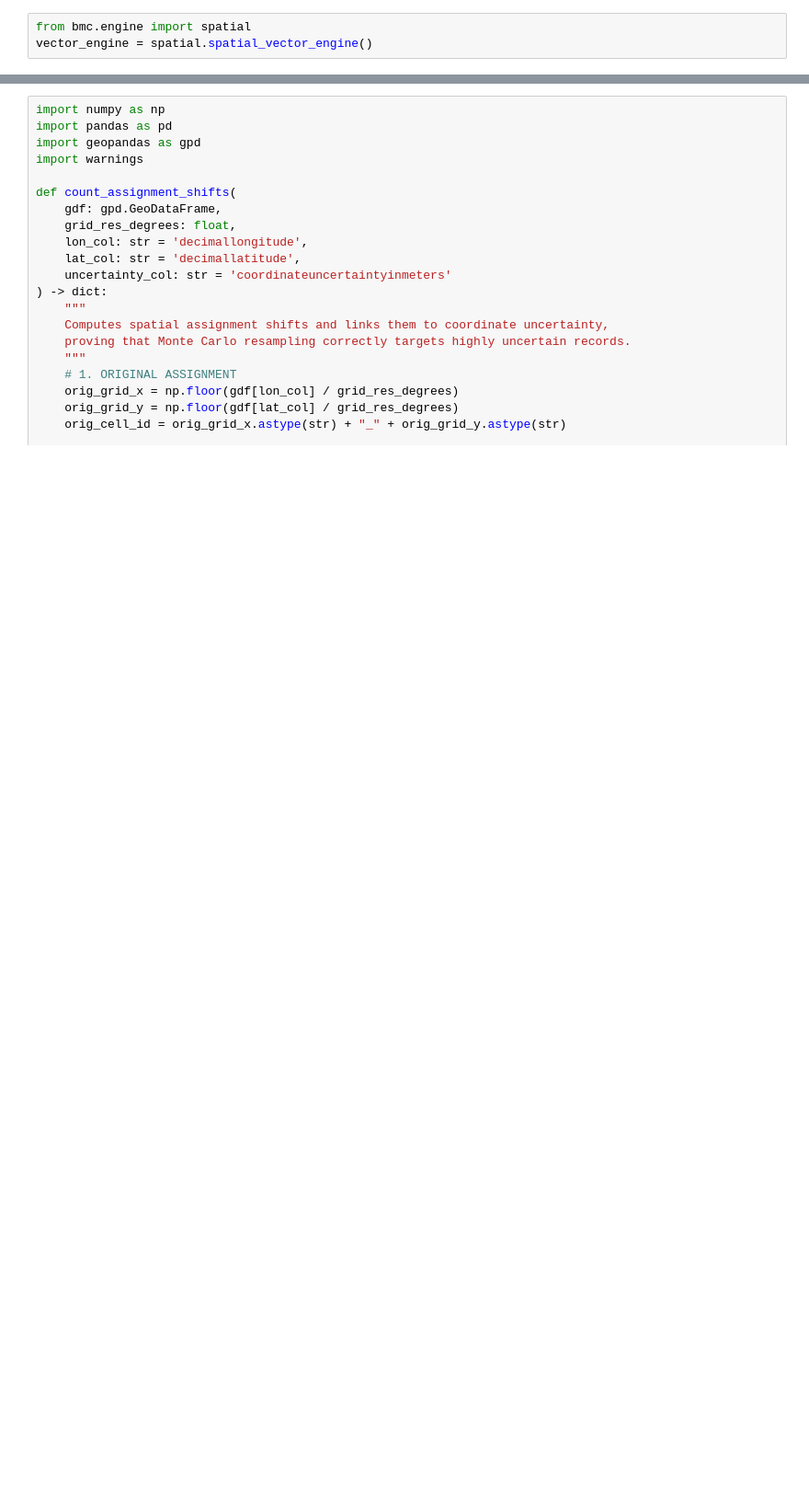
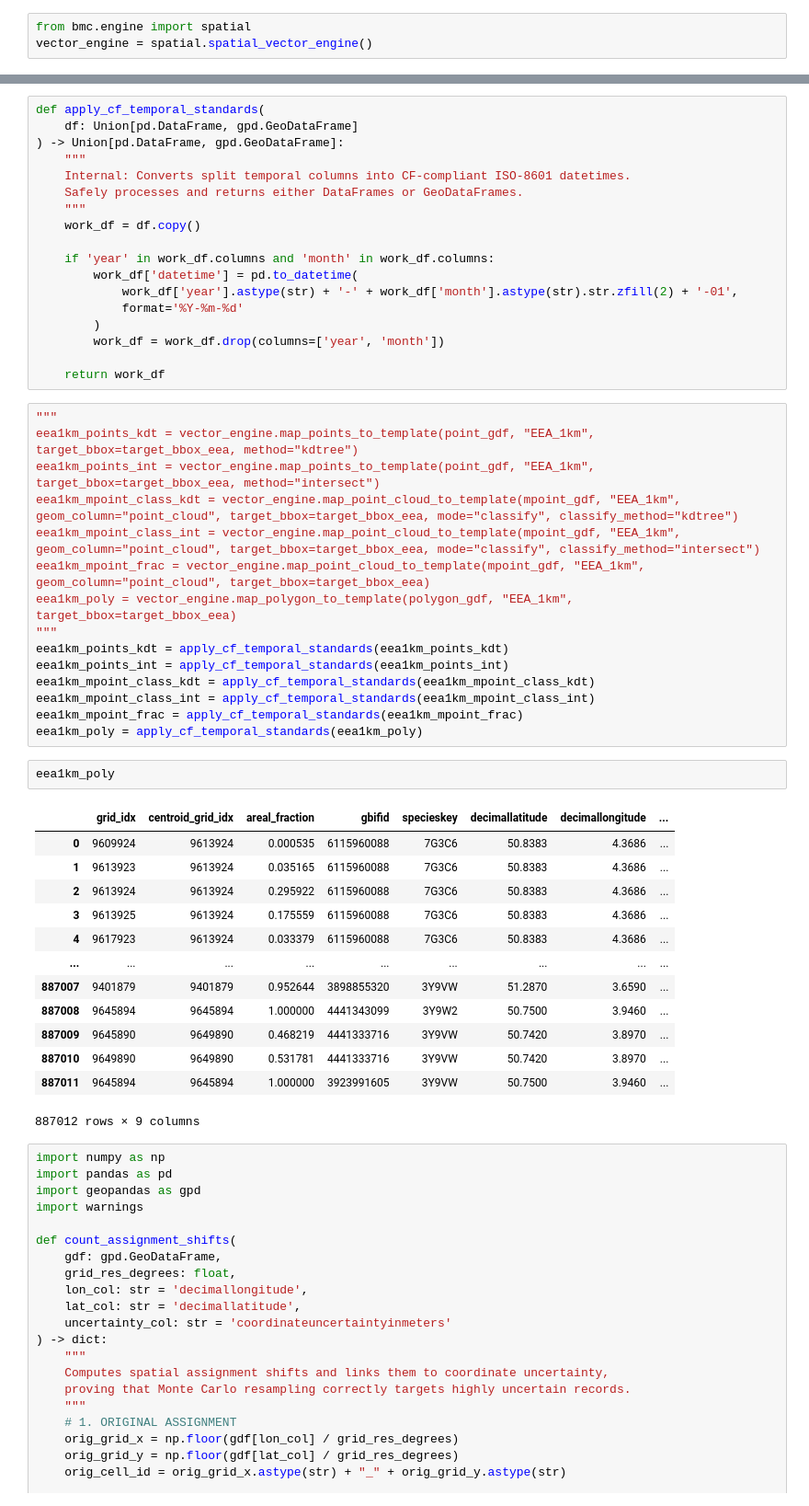
Before and after one commit to nbillietPM/BmC, a Jupyter notebook: scripts/gbif/gbif.ipynb, the cells around one changed output, grey strips where cells are left out. Shown at 92% size. Drawn from its saved outputs; the diff is of its cells as text; blank space fills up the shorter version.

Commit message:
Formalized foundation of the vector processing engine

```diff
--- a/scripts/gbif/gbif.ipynb
+++ b/scripts/gbif/gbif.ipynb
@@ -1612,3 +1020,52 @@ jittered_gdf = apply_memory_safe_jitter(points, 1000, min_passes=20)
+# %%
+def apply_cf_temporal_standards(
+    df: Union[pd.DataFrame, gpd.GeoDataFrame]
+) -> Union[pd.DataFrame, gpd.GeoDataFrame]:
+    """
+    Internal: Converts split temporal columns into CF-compliant ISO-8601 datetimes.
+    Safely processes and returns either DataFrames or GeoDataFrames.
+    """
+    work_df = df.copy()
+
+    if 'year' in work_df.columns and 'month' in work_df.columns:
+        work_df['datetime'] = pd.to_datetime(
+            work_df['year'].astype(str) + '-' + work_df['month'].astype(str).str.zfill(2) + '-01',
+            format='%Y-%m-%d'
+        )
+        work_df = work_df.drop(columns=['year', 'month'])
+
+    return work_df
+# %%
+"""
+eea1km_points_kdt = vector_engine.map_points_to_template(point_gdf, "EEA_1km", target_bbox=target_bbox_eea, method="kdtree")
+eea1km_points_int = vector_engine.map_points_to_template(point_gdf, "EEA_1km", target_bbox=target_bbox_eea, method="intersect")
+eea1km_mpoint_class_kdt = vector_engine.map_point_cloud_to_template(mpoint_gdf, "EEA_1km", geom_column="point_cloud", target_bbox=target_bbox_eea, mode="classify", classify_method="kdtree")
+eea1km_mpoint_class_int = vector_engine.map_point_cloud_to_template(mpoint_gdf, "EEA_1km", geom_column="point_cloud", target_bbox=target_bbox_eea, mode="classify", classify_method="intersect")
+eea1km_mpoint_frac = vector_engine.map_point_cloud_to_template(mpoint_gdf, "EEA_1km", geom_column="point_cloud", target_bbox=target_bbox_eea)
+eea1km_poly = vector_engine.map_polygon_to_template(polygon_gdf, "EEA_1km", target_bbox=target_bbox_eea)
+"""
+eea1km_points_kdt = apply_cf_temporal_standards(eea1km_points_kdt)
+eea1km_points_int = apply_cf_temporal_standards(eea1km_points_int)
+eea1km_mpoint_class_kdt = apply_cf_temporal_standards(eea1km_mpoint_class_kdt)
+eea1km_mpoint_class_int = apply_cf_temporal_standards(eea1km_mpoint_class_int)
+eea1km_mpoint_frac = apply_cf_temporal_standards(eea1km_mpoint_frac)
+eea1km_poly = apply_cf_temporal_standards(eea1km_poly)
+# %%
+eea1km_poly
+# %% [output]
+|  | grid_idx | centroid_grid_idx | areal_fraction | gbifid | specieskey | decimallatitude | decimallongitude | ... |
+| 0 | 9609924 | 9613924 | 0.000535 | 6115960088 | 7G3C6 | 50.8383 | 4.3686 | ... |
+| 1 | 9613923 | 9613924 | 0.035165 | 6115960088 | 7G3C6 | 50.8383 | 4.3686 | ... |
+| 2 | 9613924 | 9613924 | 0.295922 | 6115960088 | 7G3C6 | 50.8383 | 4.3686 | ... |
+| 3 | 9613925 | 9613924 | 0.175559 | 6115960088 | 7G3C6 | 50.8383 | 4.3686 | ... |
+| 4 | 9617923 | 9613924 | 0.033379 | 6115960088 | 7G3C6 | 50.8383 | 4.3686 | ... |
+| ... | ... | ... | ... | ... | ... | ... | ... | ... |
+| 887007 | 9401879 | 9401879 | 0.952644 | 3898855320 | 3Y9VW | 51.2870 | 3.6590 | ... |
+| 887008 | 9645894 | 9645894 | 1.000000 | 4441343099 | 3Y9W2 | 50.7500 | 3.9460 | ... |
+| 887009 | 9645890 | 9649890 | 0.468219 | 4441333716 | 3Y9VW | 50.7420 | 3.8970 | ... |
+| 887010 | 9649890 | 9649890 | 0.531781 | 4441333716 | 3Y9VW | 50.7420 | 3.8970 | ... |
+| 887011 | 9645894 | 9645894 | 1.000000 | 3923991605 | 3Y9VW | 50.7500 | 3.9460 | ... |
+887012 rows × 9 columns
 # %%
 import numpy as np
 import pandas as pd
```
Also changed, not shown: parts of 29 cells of this notebook, 2 other files.
